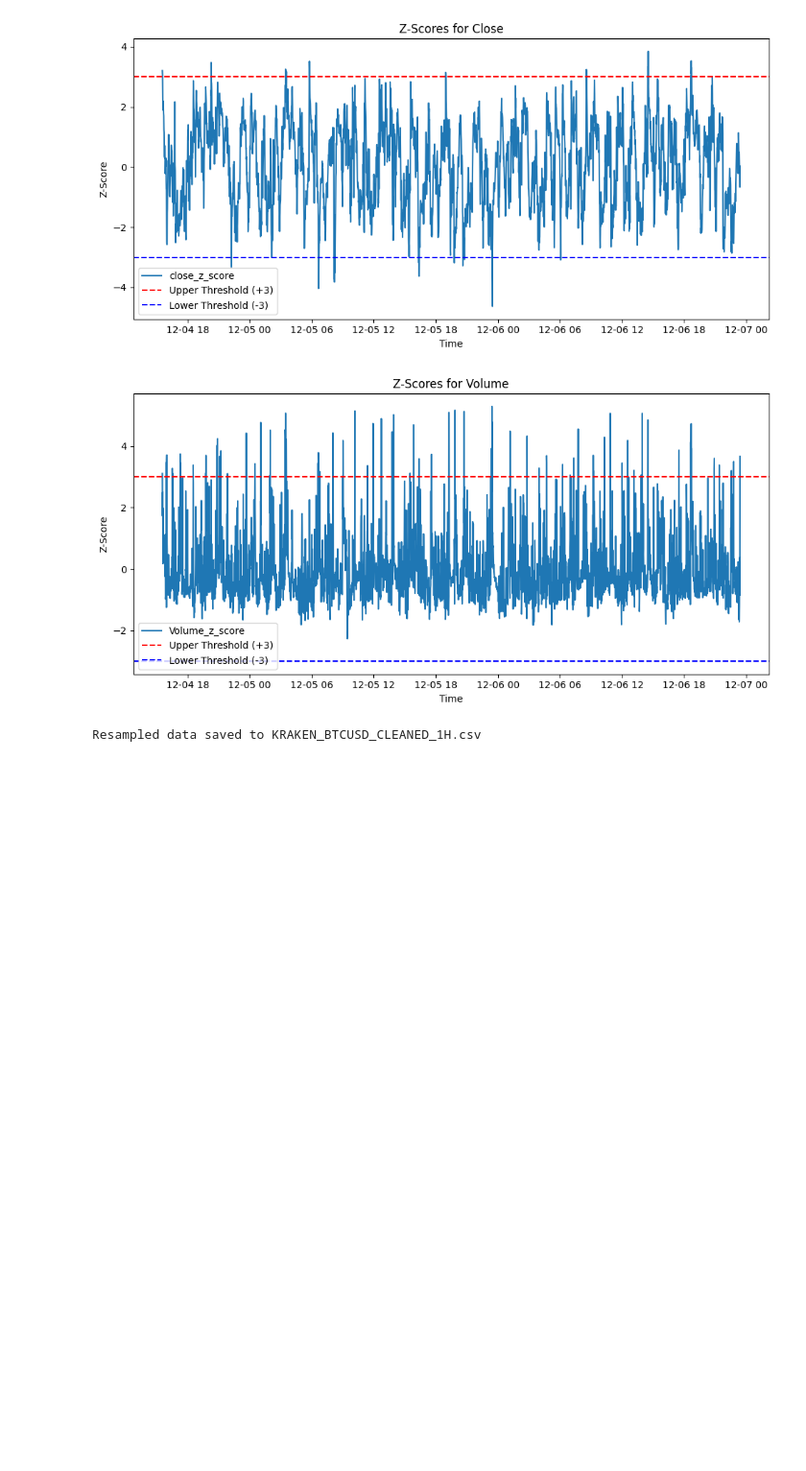
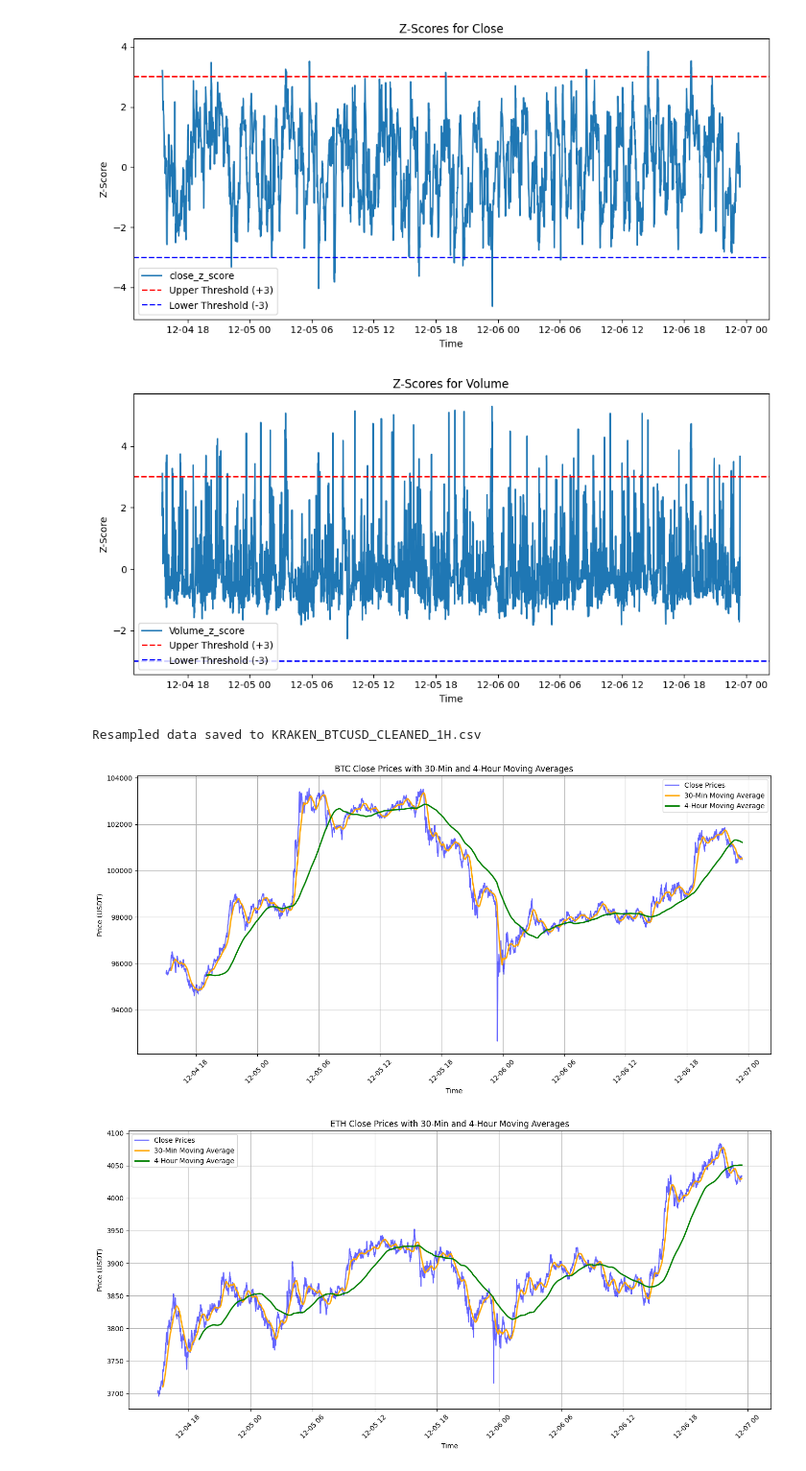
Before and after one commit to tbeerio/data_trading, a Jupyter notebook: Main.ipynb, the cells around one changed output. Shown at 96% size. Saved outputs shown, nothing was run; the diff lists cells and outputs as text; code cells hidden in the pictures; blank space fills up the shorter version.

```diff
--- a/Main.ipynb
+++ b/Main.ipynb
@@ -285,3 +285,70 @@ resampled_data.to_csv(output_file, index=False)
 print(f"Resampled data saved to {output_file}")
 # %% [output]
 Resampled data saved to KRAKEN_BTCUSD_CLEANED_1H.csv
+# %%
+# Task 3.1 Data Analysis - Price Trends: Compute and plot spot prices along with 4h and 30min moving averages.☑️
+# I will take the Close prices to calculate these moving averages.
+# I will use both Binance Datasets for this execise.
+#---------------------------------------------------------------------------------------------------------------------------------
+def calculate_moving_averages(data, time_column, close_column):
+    # Ensure time column is in datetime format
+    data[time_column] = pd.to_datetime(data[time_column])
+
+    # Calculate 30-minute moving average (assuming data frequency allows for this)
+    # Assuming 1-minute interval: 30 * 1 = 30 data points
+    data['MA_30min'] = data[close_column].rolling(window=30).mean()
+
+    # Calculate 4-hour moving average (assuming 1-minute interval: 4 * 60 = 240 data points)
+    data['MA_4h'] = data[close_column].rolling(window=240).mean()
+
+    return data
+
+
+
+def plot_moving_averages_with_time(data, title, time_col, close_col, ma_30_col, ma_4h_col):
+    plt.figure(figsize=(14, 7))
+    plt.plot(data[time_col], data[close_col], label='Close Prices', alpha=0.6, color='blue')
+    plt.plot(data[time_col], data[ma_30_col], label='30-Min Moving Average', linewidth=2, color='orange')
+    plt.plot(data[time_col], data[ma_4h_col], label='4-Hour Moving Average', linewidth=2, color='green')
+    plt.title(title)
+    plt.xlabel('Time')
+    plt.ylabel('Price (USDT)')
+    plt.xticks(rotation=45)  # Rotate x-axis labels for better readability
+    plt.legend()
+    plt.grid()
+    plt.tight_layout()  # Adjust layout to prevent clipping
+    plt.show()
+
+#---------------------------------------------------------------------------------------------------------------------------------
+
+# Load datasets
+btc_data = pd.read_csv('Cleaned Datasets/BINANCE_BTCUSDT_CLEANED.csv')
+eth_data = pd.read_csv('Cleaned Datasets/BINANCE_ETHUSDT_CLEANED.csv')
+
+# Apply moving average calculation
+btc_data = calculate_moving_averages(btc_data, 'time', 'close')
+eth_data = calculate_moving_averages(eth_data, 'time', 'close')
+
+
+# Plot for BTC
+plot_moving_averages_with_time(
+    btc_data,
+    'BTC Close Prices with 30-Min and 4-Hour Moving Averages',
+    time_col='time',
+    close_col='close',
+    ma_30_col='MA_30min',
+    ma_4h_col='MA_4h'
+)
+
+# Plot for ETH
+plot_moving_averages_with_time(
+    eth_data,
+    'ETH Close Prices with 30-Min and 4-Hour Moving Averages',
+    time_col='time',
+    close_col='close',
+    ma_30_col='MA_30min',
+    ma_4h_col='MA_4h'
+)
+# %% [output]
+[figure, added]
+[figure, added]
```
Also changed, not shown: parts of 2 cells of this notebook, 2 other files.
